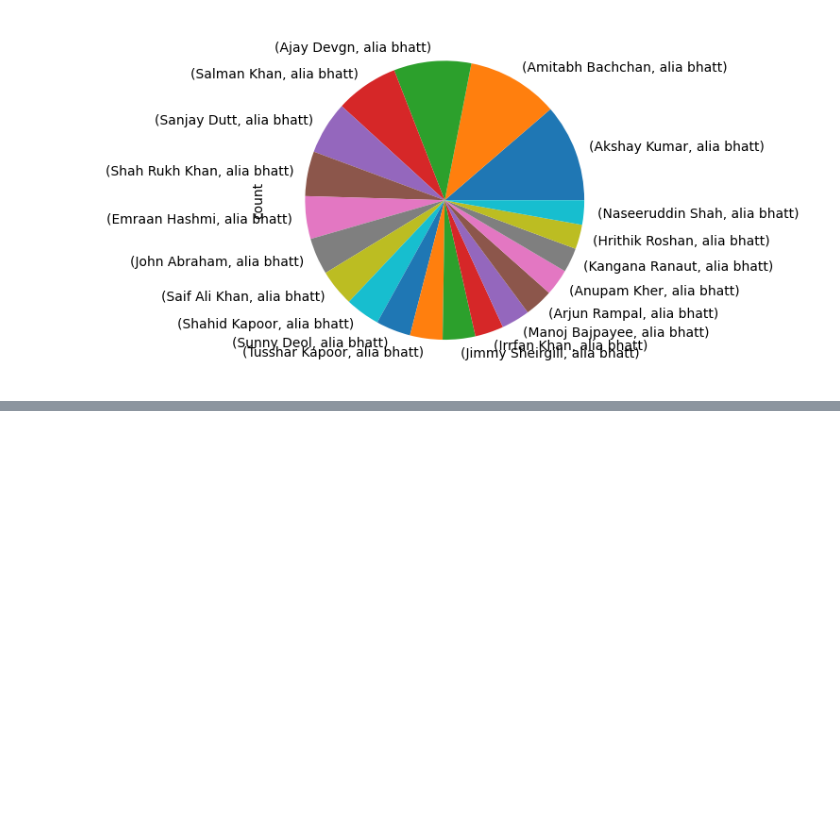
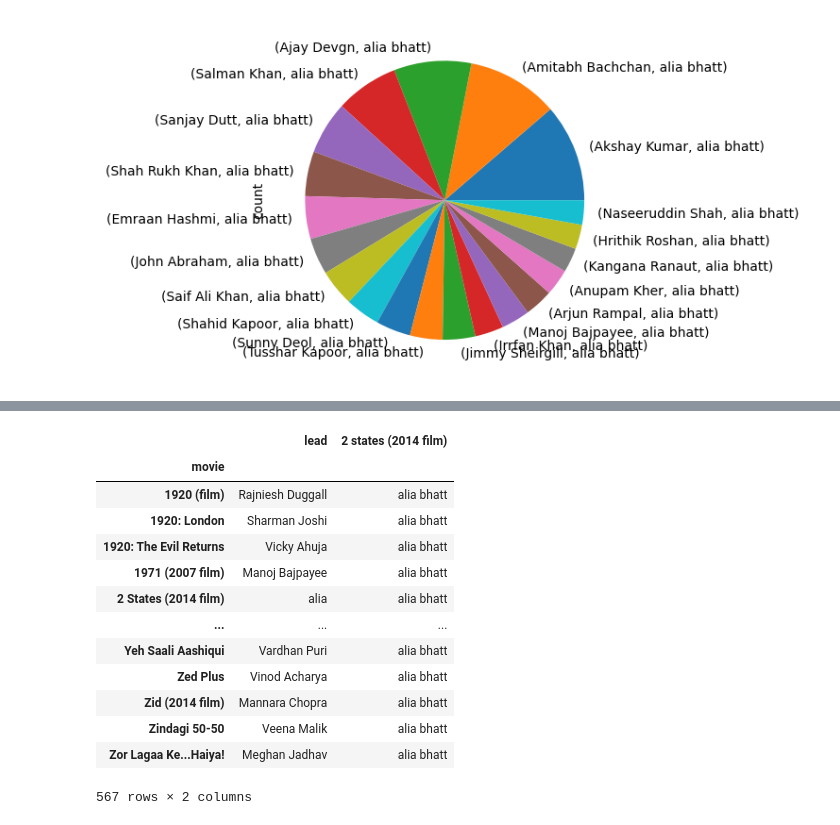
Before and after one commit to raunakdwivedi03/Python_Libraries, a Jupyter notebook: Pandas.ipynb, the cells around one changed output, grey strips where cells are left out. Saved outputs shown, nothing was run; the diff lists cells and outputs as text; code cells hidden in the pictures; blank space fills up the shorter version.

```diff
--- a/Pandas.ipynb
+++ b/Pandas.ipynb
@@ -1001,0 +1062,17 @@ bollywood.value_counts().head(20).plot(kind='pie')
+# %%
+bollywood.drop_duplicates(subset='lead')
+# %% [output]
+|  | lead | 2 states (2014 film) |
+| movie |  |  |
+| 1920 (film) | Rajniesh Duggall | alia bhatt |
+| 1920: London | Sharman Joshi | alia bhatt |
+| 1920: The Evil Returns | Vicky Ahuja | alia bhatt |
+| 1971 (2007 film) | Manoj Bajpayee | alia bhatt |
+| 2 States (2014 film) | alia | alia bhatt |
+| ... | ... | ... |
+| Yeh Saali Aashiqui | Vardhan Puri | alia bhatt |
+| Zed Plus | Vinod Acharya | alia bhatt |
+| Zid (2014 film) | Mannara Chopra | alia bhatt |
+| Zindagi 50-50 | Veena Malik | alia bhatt |
+| Zor Lagaa Ke...Haiya! | Meghan Jadhav | alia bhatt |
+567 rows × 2 columns
```
Also changed, not shown: parts of 29 cells of this notebook.
